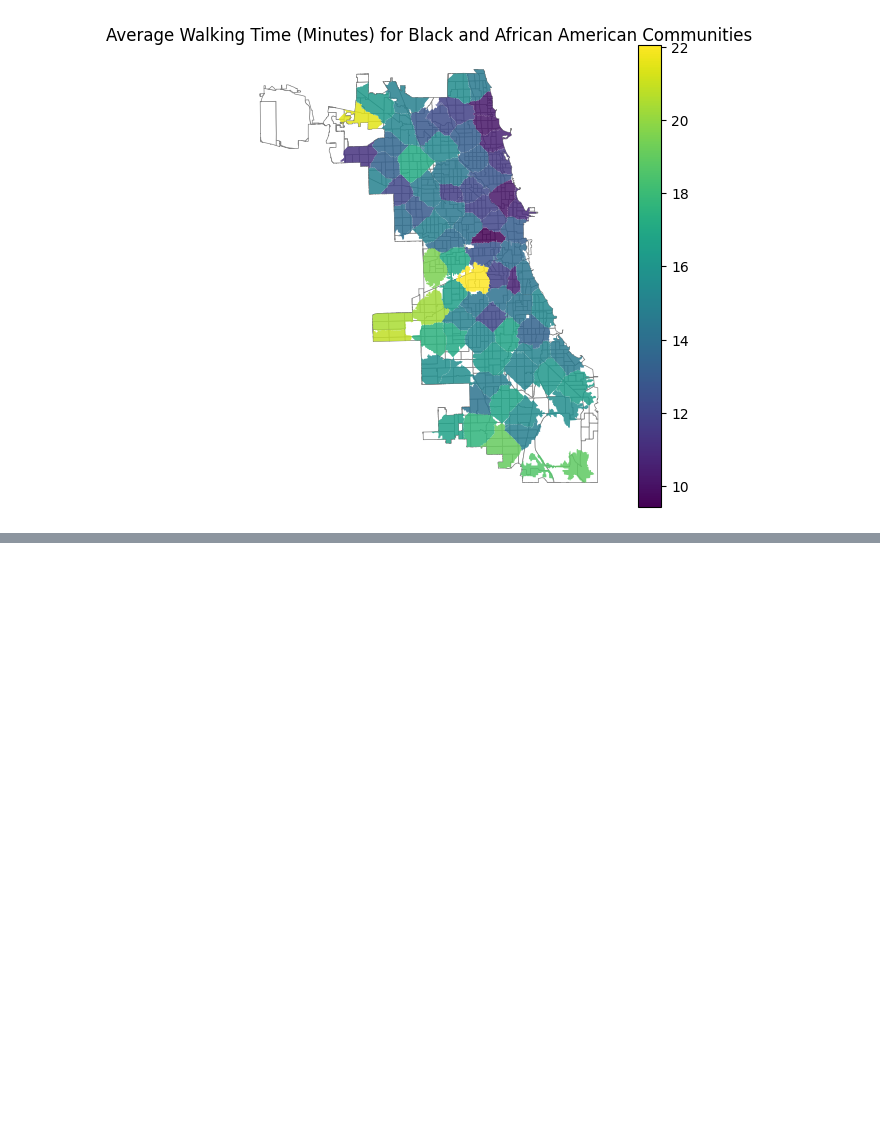
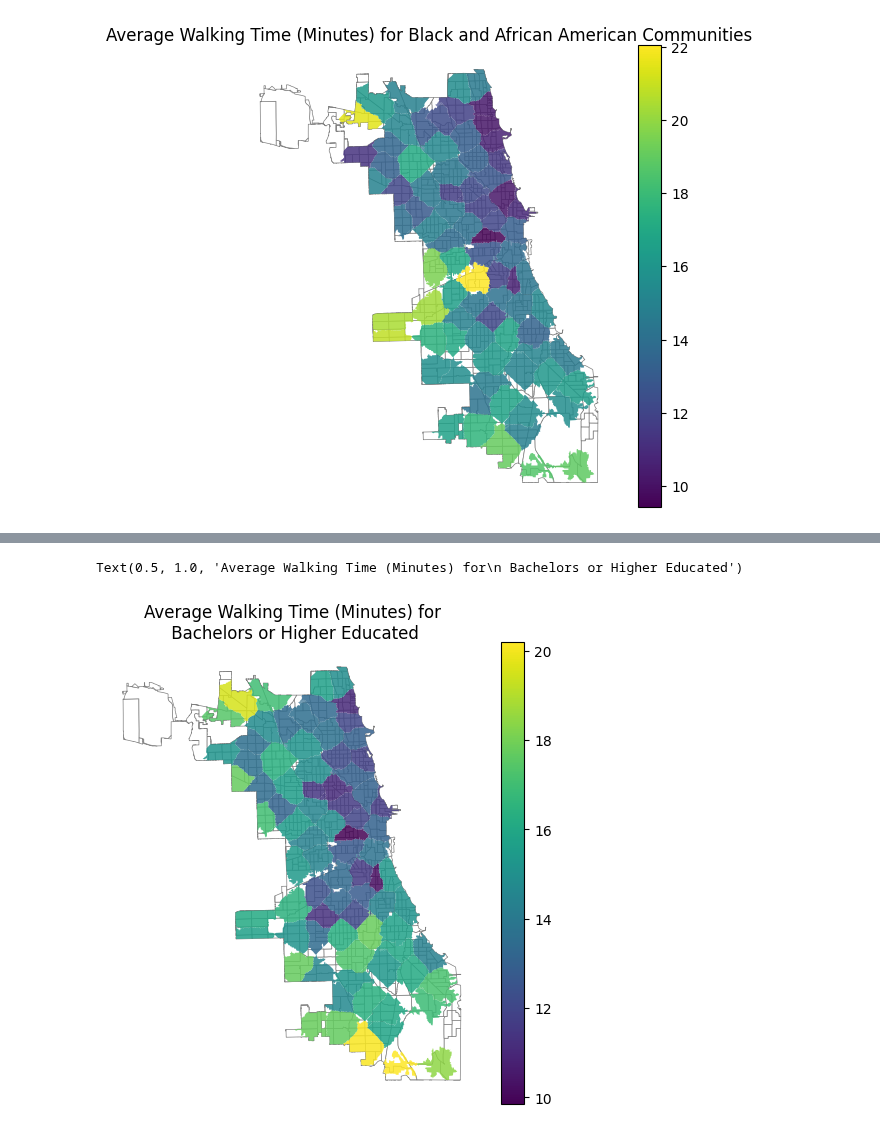
Before and after one commit to Rajvishah12/cpl_project, a Jupyter notebook: can-summer-2023/library neighborhoods/avgTravelTime/avgTravelTimeHeatMaps.ipynb, the cells around one changed output, grey strips where cells are left out. Cells and saved outputs as stored; diff of their text form; code cells hidden in the pictures; blank space fills up the shorter version.

```diff
--- a/can-summer-2023/library neighborhoods/avgTravelTime/avgTravelTimeHeatMaps.ipynb
+++ b/can-summer-2023/library neighborhoods/avgTravelTime/avgTravelTimeHeatMaps.ipynb
@@ -135,0 +153,9 @@ Text(0.5, 1.0, 'Average Walking Time (Minutes) for Black and African American Co
+# %%
+fig, ax = plt.subplots(1, figsize=(6, 6))
+base = censusTracts.plot(ax=ax, color='white', edgecolor='gray', linewidth = .5)
+demoAvgWalkingTime.plot(column='WT: Degree: Bachelors or More', legend=True, ax=base, alpha = .85)
+ax.axis('off')
+ax.set_title('Average Walking Time (Minutes) for\n Bachelors or Higher Educated', fontdict={'fontsize': '12', 'fontweight' : '3'})
+# %% [output]
+Text(0.5, 1.0, 'Average Walking Time (Minutes) for\n Bachelors or Higher Educated')
+[figure, added]
```
Also changed, not shown: parts of 3 cells of this notebook, 4 other files.
